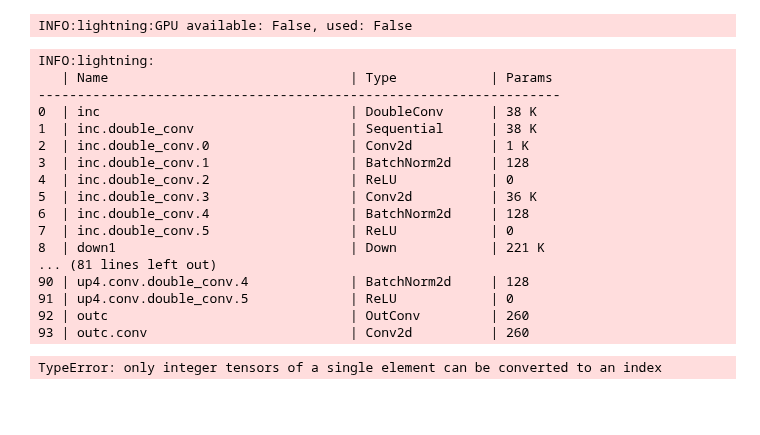
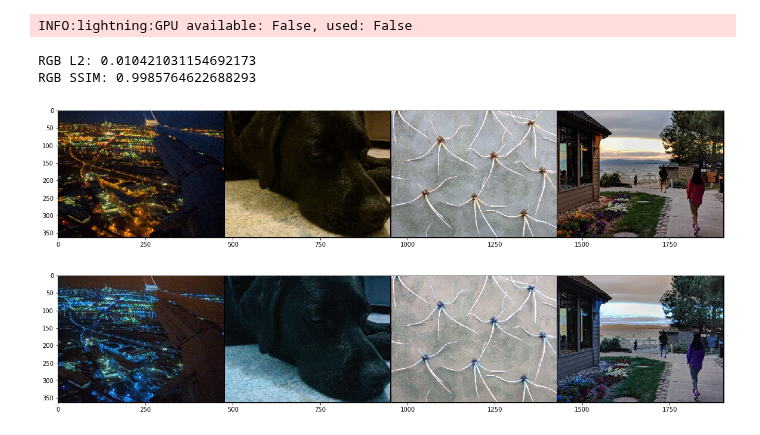
Before and after one commit to smsegal/DHDRNet, a Jupyter notebook: dhdrnet/notebooks/lightning_train.ipynb, the cells around one changed output. Drawn from its saved outputs; the diff is of its cells as text; code cells hidden in the pictures; blank space fills up the shorter version.

```diff
--- a/dhdrnet/notebooks/lightning_train.ipynb
+++ b/dhdrnet/notebooks/lightning_train.ipynb
@@ -22,24 +27,33 @@ model = DHDRNet()
 trainer = Trainer()
 # %% [output]
 INFO:lightning:GPU available: False, used: False
-# %%
-trainer.fit(model)
-# %% [output]
-INFO:lightning:
-   | Name                               | Type            | Params
--------------------------------------------------------------------
-0  | inc                                | DoubleConv      | 38 K
-1  | inc.double_conv                    | Sequential      | 38 K
-2  | inc.double_conv.0                  | Conv2d          | 1 K
-3  | inc.double_conv.1                  | BatchNorm2d     | 128
-4  | inc.double_conv.2                  | ReLU            | 0
-5  | inc.double_conv.3                  | Conv2d          | 36 K
-6  | inc.double_conv.4                  | BatchNorm2d     | 128
-7  | inc.double_conv.5                  | ReLU            | 0
-8  | down1                              | Down            | 221 K
-... (81 lines left out)
-90 | up4.conv.double_conv.4             | BatchNorm2d     | 128
-91 | up4.conv.double_conv.5             | ReLU            | 0
-92 | outc                               | OutConv         | 260
-93 | outc.conv                          | Conv2d          | 260
-TypeError: only integer tensors of a single element can be converted to an index
+# %%
+model.prepare_data()
+train_loader = model.train_dataloader()
+# %%
+diter = iter(train_loader)
+batch = next(diter)
+exposure_paths, mid_exposure, ground_truth = batch
+# %%
+from torch.nn import functional as F
+import torchvision
+from reconstruction import reconstruct_hdr_from_pred
+from pytorch_msssim import ssim, ms_ssim
+
+preds = torch.randint(high=4,size=(len(exposure_paths),1))
+reconstructed_hdr = reconstruct_hdr_from_pred(exposure_paths,ground_truth,preds)
+# %%
+loss_rgb = F.mse_loss(reconstructed_hdr, ground_truth)
+ssim_score_rgb = ssim(reconstructed_hdr, ground_truth)
+print(f"RGB L2: {loss_rgb}")
+print(f"RGB SSIM: {ssim_score_rgb}")
+
+grid_rec = torchvision.utils.make_grid(reconstructed_hdr, normalize=True)
+grid_gt = torchvision.utils.make_grid(ground_truth, normalize=True)
+show(grid_gt)
+show(grid_rec)
+# %% [output]
+RGB L2: 0.010421031154692173
+RGB SSIM: 0.9985764622688293
+[figure, added]
+[figure, added]
```
Also changed, not shown: parts of 2 cells of this notebook, 10 other files.
